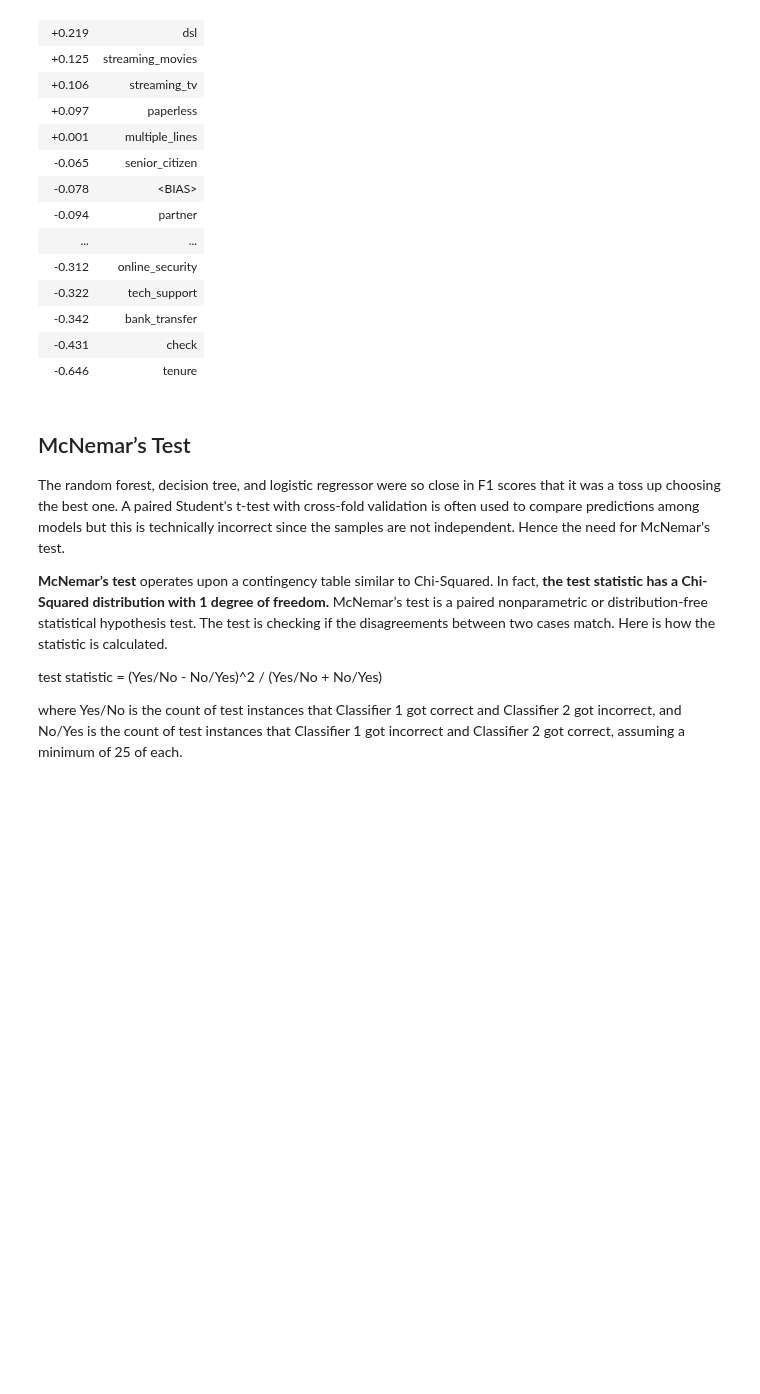
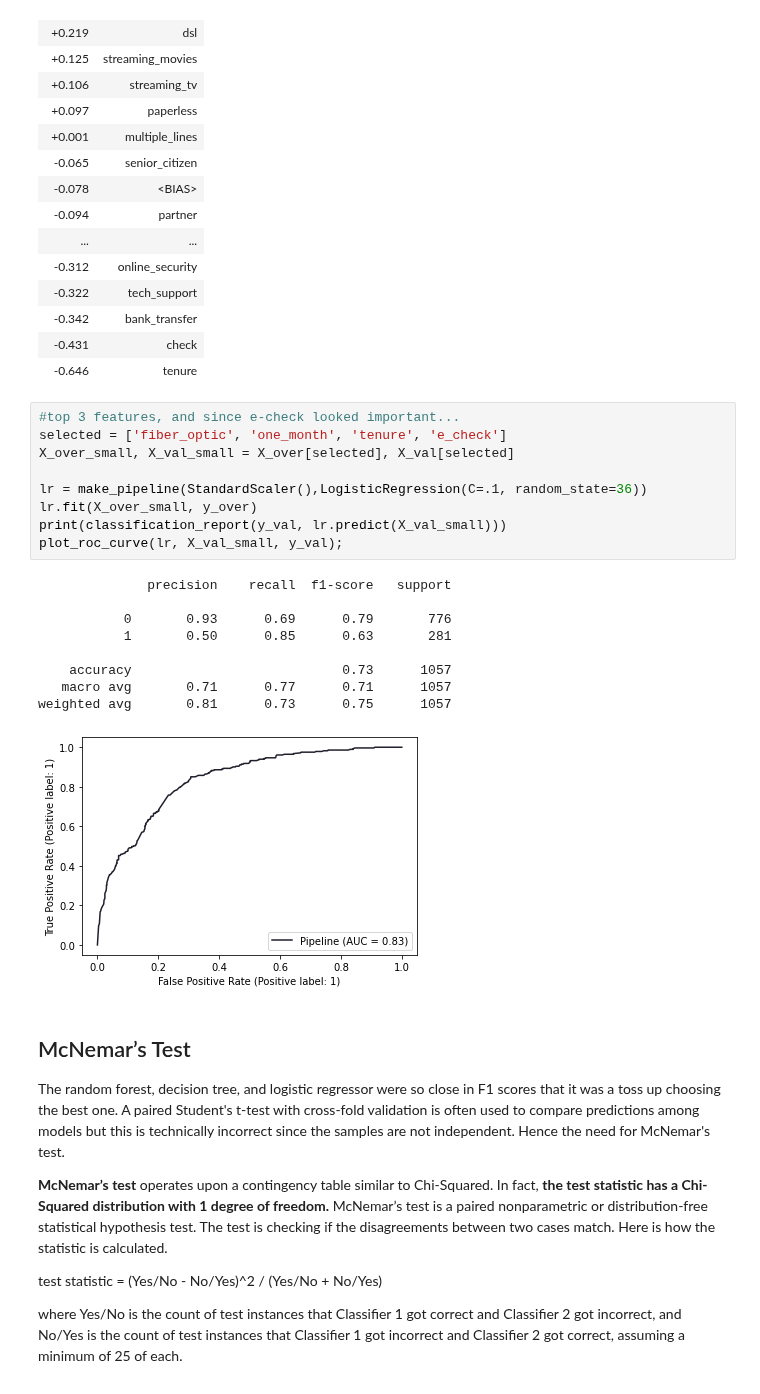
Before and after one commit to konstanzer/reducing_churn, a Jupyter notebook: modeling.ipynb, the cells around one changed output. Cells and saved outputs as stored; diff of their text form; blank space fills up the shorter version.

```diff
--- a/modeling.ipynb
+++ b/modeling.ipynb
@@ -526,6 +539,25 @@ y=1 top features
 | -0.342 | bank_transfer |
 | -0.431 | check |
 | -0.646 | tenure |
+# %%
+#top 3 features, and since e-check looked important...
+selected = ['fiber_optic', 'one_month', 'tenure', 'e_check']
+X_over_small, X_val_small = X_over[selected], X_val[selected]
+
+lr = make_pipeline(StandardScaler(),LogisticRegression(C=.1, random_state=36))
+lr.fit(X_over_small, y_over)
+print(classification_report(y_val, lr.predict(X_val_small)))
+plot_roc_curve(lr, X_val_small, y_val);
+# %% [output]
+              precision    recall  f1-score   support
+
+           0       0.93      0.69      0.79       776
+           1       0.50      0.85      0.63       281
+
+    accuracy                           0.73      1057
+   macro avg       0.71      0.77      0.71      1057
+weighted avg       0.81      0.73      0.75      1057
+[figure, added]
 # %% [markdown]
 <a id='5'></a>
 
```
Also changed, not shown: parts of 21 cells of this notebook, 10 other files.
